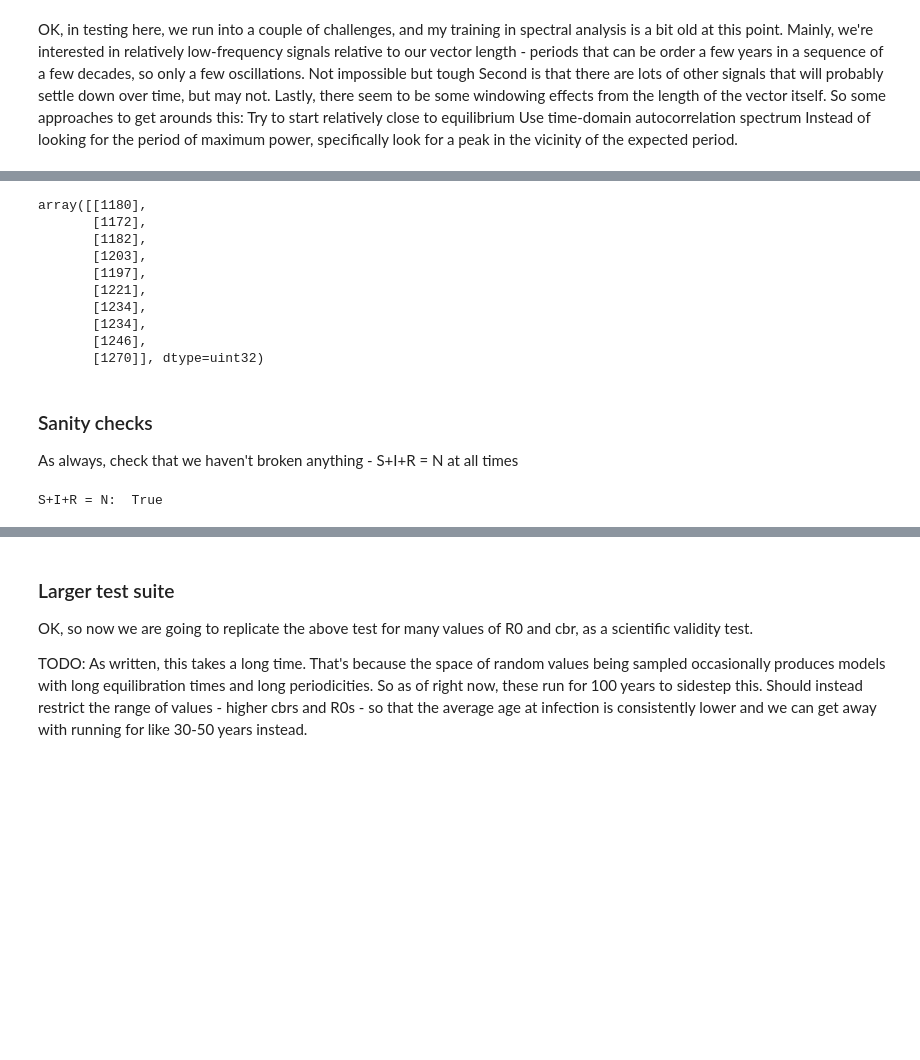
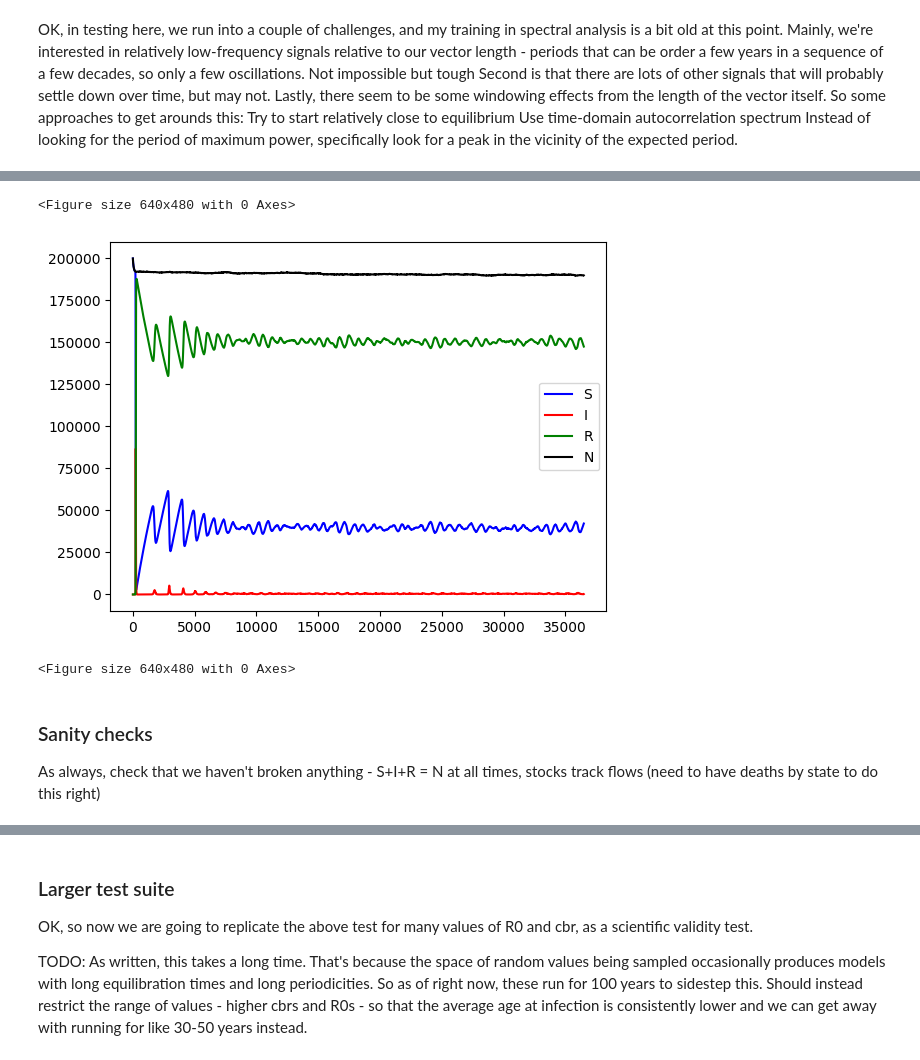
Before and after one commit to InstituteforDiseaseModeling/laser-generic, a Jupyter notebook: notebooks/06_SIR_wbirths_natural_periodicity.ipynb, the cells around one changed output, grey strips where cells are left out. Cells and saved outputs as stored; diff of their text form; code cells hidden in the pictures; blank space fills up the shorter version.

```diff
--- a/notebooks/06_SIR_wbirths_natural_periodicity.ipynb
+++ b/notebooks/06_SIR_wbirths_natural_periodicity.ipynb
@@ -114,13 +89,0 @@ Total:                   204,823,476 microseconds
-# %%
-model.patches.cases[10000:10010]
-# %% [output]
-array([[1180],
-       [1172],
-       [1182],
-       [1203],
-       [1197],
-       [1221],
-       [1234],
-       [1234],
-       [1246],
-       [1270]], dtype=uint32)
@@ -127,17 +141,27 @@ array([[1180],
+# %%
+model.components = [
+    SIR.Susceptible(model),
+    SIR.Recovered(model),
+    SIR.Infectious(model, infdurdist),
+    Importation(model, infdurdist),
+    SIR.Transmission(model, infdurdist),
+    SIR.VitalDynamics(model, birthrates=birthrate_map.values, pyramid=pyramid, survival=survival)
+]
+
+model.run()
+plt.plot(model.nodes.S, color="blue")
+plt.plot(model.nodes.I, color="red")
+plt.plot(model.nodes.R, color="green")
+plt.plot(model.nodes.S+model.nodes.I+model.nodes.R, color="black")
+plt.legend(["S", "I", "R", "N"])
+plt.figure()
+# %% [output]
+<Figure size 640x480 with 0 Axes>
+[figure, added]
+<Figure size 640x480 with 0 Axes>
 # %% [markdown]
 ### Sanity checks
-As always, check that we haven't broken anything - S+I+R = N at all times
+As always, check that we haven't broken anything - S+I+R = N at all times, stocks track flows (need to have deaths by state to do this right)
-# %%
-cases = np.squeeze(model.patches.cases)
-susc = np.squeeze(model.patches.susceptibility)
-rec = np.squeeze(model.patches.recovered)
-inc = np.squeeze(model.patches.incidence)
-births = np.squeeze(model.patches.births)
-pops = np.squeeze(model.patches.populations)[:-1]
-
-print("S+I+R = N:  " + str(np.isclose(cases + susc + rec, pops).all()))
-# %% [output]
-S+I+R = N:  True
 # %%
 mu = (1 + model.params.cbr / 1000) ** (1 / 365) - 1
 R0 = model.params.beta / (1 / model.params.inf_mean + mu)
```
Also changed, not shown: parts of 13 cells of this notebook, 2 other files.
